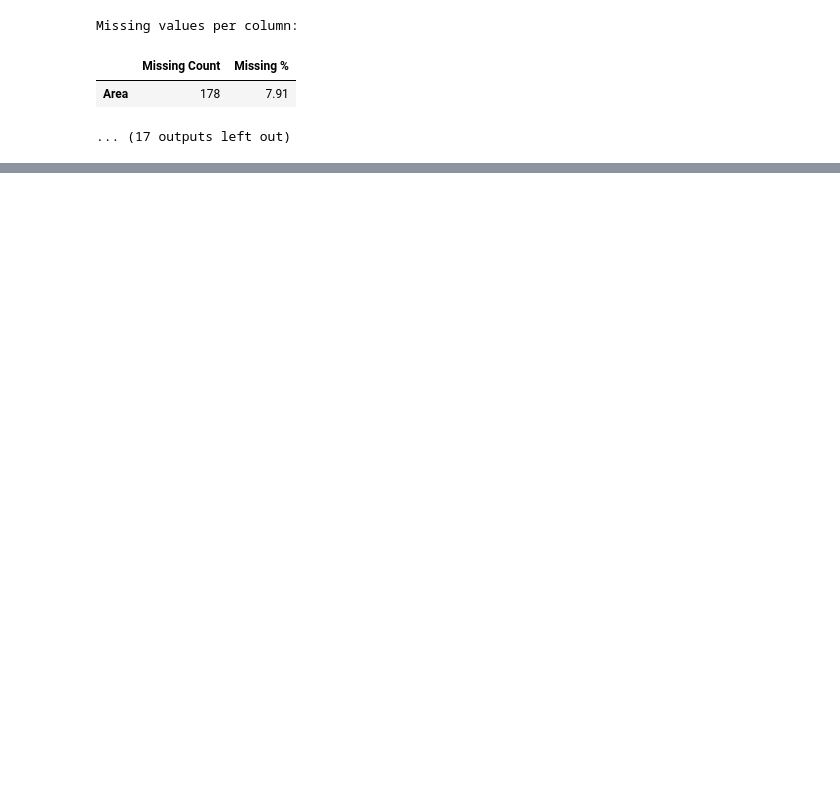
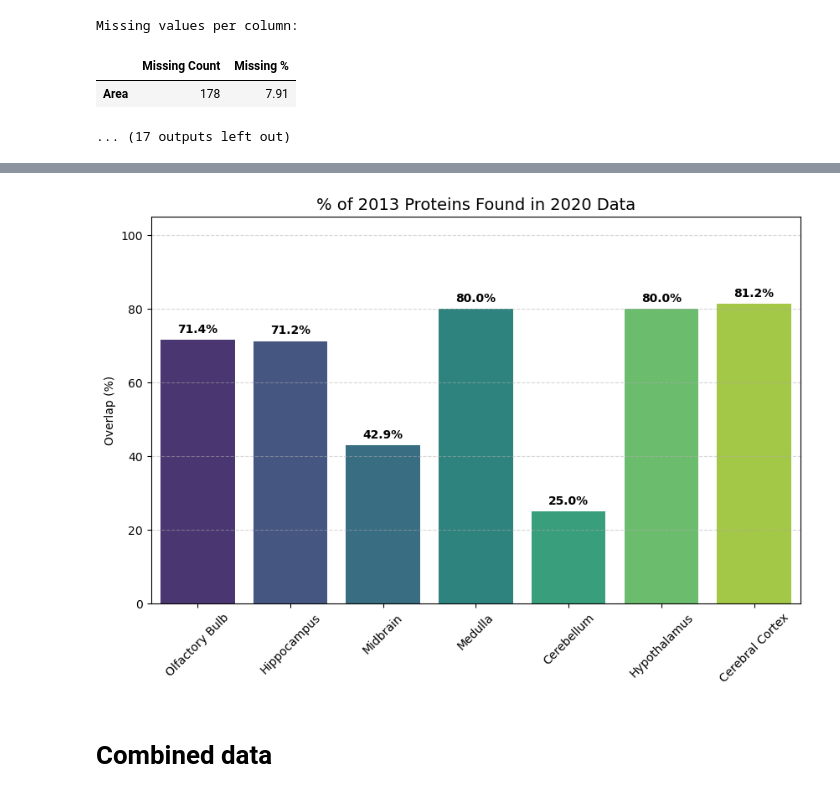
Before and after one commit to ikotsov/proteomic-analysis, a Jupyter notebook: notebooks/data_exploration.ipynb, the cells around one changed output, grey strips where cells are left out. Cells and saved outputs as stored; diff of their text form; code cells hidden in the pictures; blank space fills up the shorter version.

```diff
--- a/notebooks/data_exploration.ipynb
+++ b/notebooks/data_exploration.ipynb
@@ -477,0 +608,19 @@ kor_df_sup.head(3)
+# %%
+plt.figure(figsize=(10, 6))
+sns.barplot(x=regions_list, y=coverage_list, hue=regions_list, palette='viridis', legend=False)
+
+plt.title('% of 2013 Proteins Found in 2020 Data', fontsize=14)
+plt.ylabel('Overlap (%)')
+plt.ylim(0, 105)
+plt.xticks(rotation=45)
+plt.grid(axis='y', linestyle='--', alpha=0.5)
+
+# Add labels
+for i, v in enumerate(coverage_list):
+    plt.text(i, v + 2, f"{v:.1f}%", ha='center', fontweight='bold')
+
+plt.show()
+# %% [output]
+[figure, added]
+# %% [markdown]
+# Combined data
```
Also changed, not shown: parts of 17 cells of this notebook.
